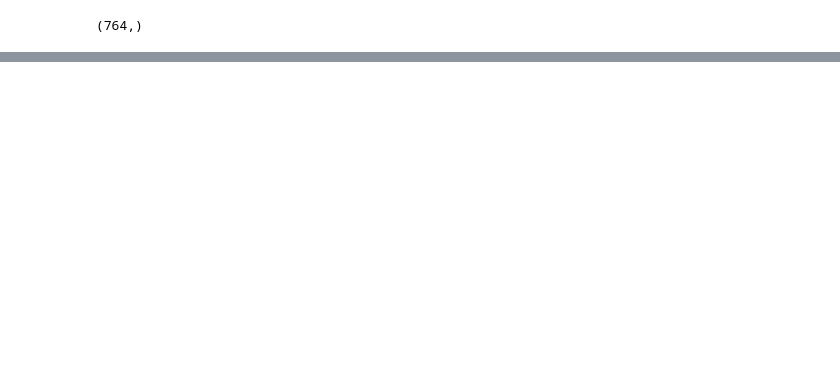
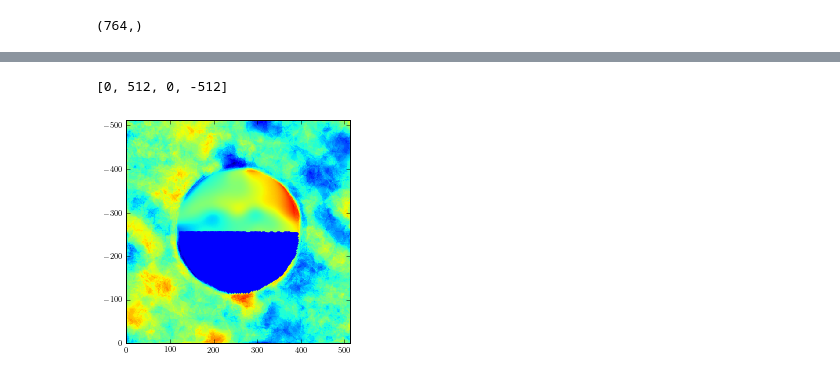
Before and after one commit to benjaminpope/pysco, a Jupyter notebook: analysis.ipynb, the cells around one changed output, grey strips where cells are left out. Saved outputs shown, nothing was run; the diff lists cells and outputs as text; code cells hidden in the pictures; blank space fills up the shorter version.

```diff
--- a/analysis.ipynb
+++ b/analysis.ipynb
@@ -562,0 +564,10 @@ binary_136_86_32.fits
+# %%
+ac_phase = np.angle(b.acs)
+avg_phase = np.sum(ac_phase,axis=0)
+
+plt.imshow(avg_phase,extent=[0,sz,0,-sz])
+plt.plot(uv_samp_rev[:,1], uv_samp_rev[:,0],'.b')
+plt.axis([0,sz,0,-sz])
+# %% [output]
+[0, 512, 0, -512]
+[figure, added]
```
Also changed, not shown: parts of 51 cells of this notebook, 4 other files.
